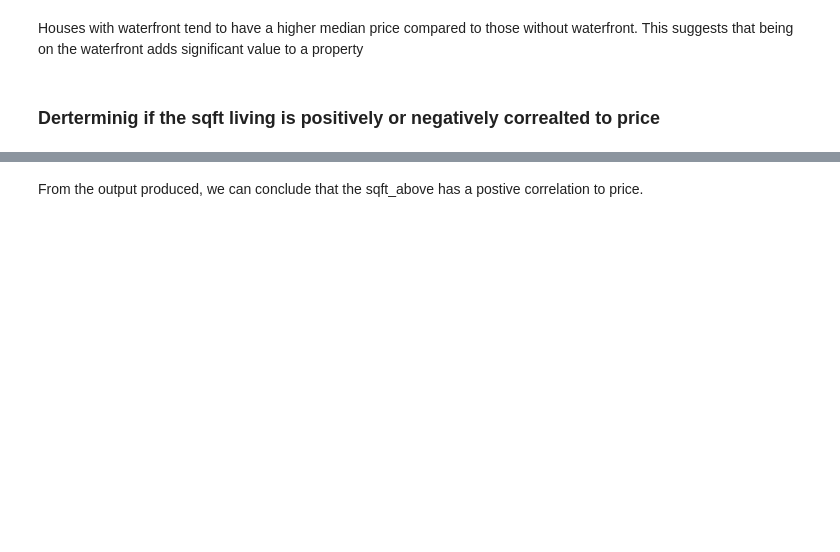
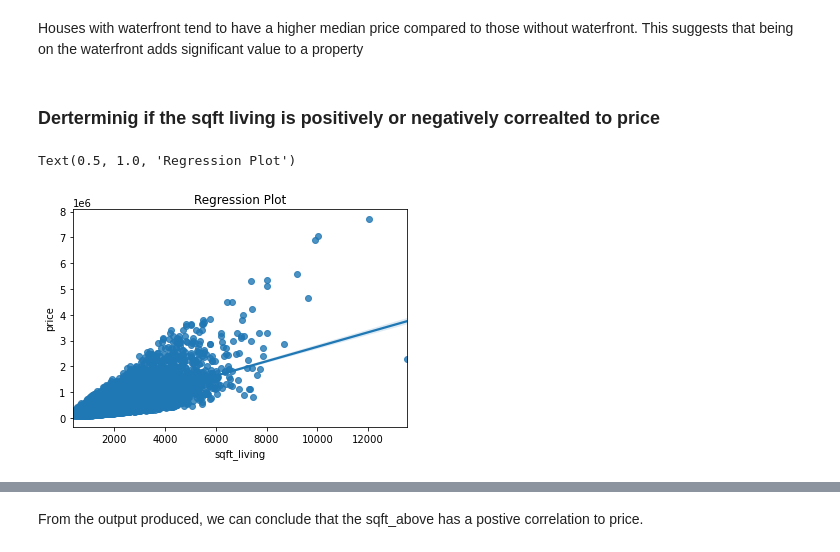
Before and after one commit to bourzat/group-2-phase-2-project, a Jupyter notebook: notebooks/kitasi.ipynb, the cells around one changed output, grey strips where cells are left out. Saved outputs shown, nothing was run; the diff lists cells and outputs as text; code cells hidden in the pictures; blank space fills up the shorter version.

```diff
--- a/notebooks/kitasi.ipynb
+++ b/notebooks/kitasi.ipynb
@@ -398,3 +394,9 @@ plt.title("'Boxplot 'Waterfront' vs 'Price'")
 Houses with waterfront tend to have a higher median price compared to those without waterfront. This suggests that being on the waterfront adds significant value to a property
 # %% [markdown]
 ### Derterminig if the sqft living is positively or negatively correalted to price
+# %%
+sns.regplot(df['sqft_living'], df['price'])
+plt.title("Regression Plot")
+# %% [output]
+Text(0.5, 1.0, 'Regression Plot')
+[figure, added]
```
Also changed, not shown: parts of 17 cells of this notebook.
